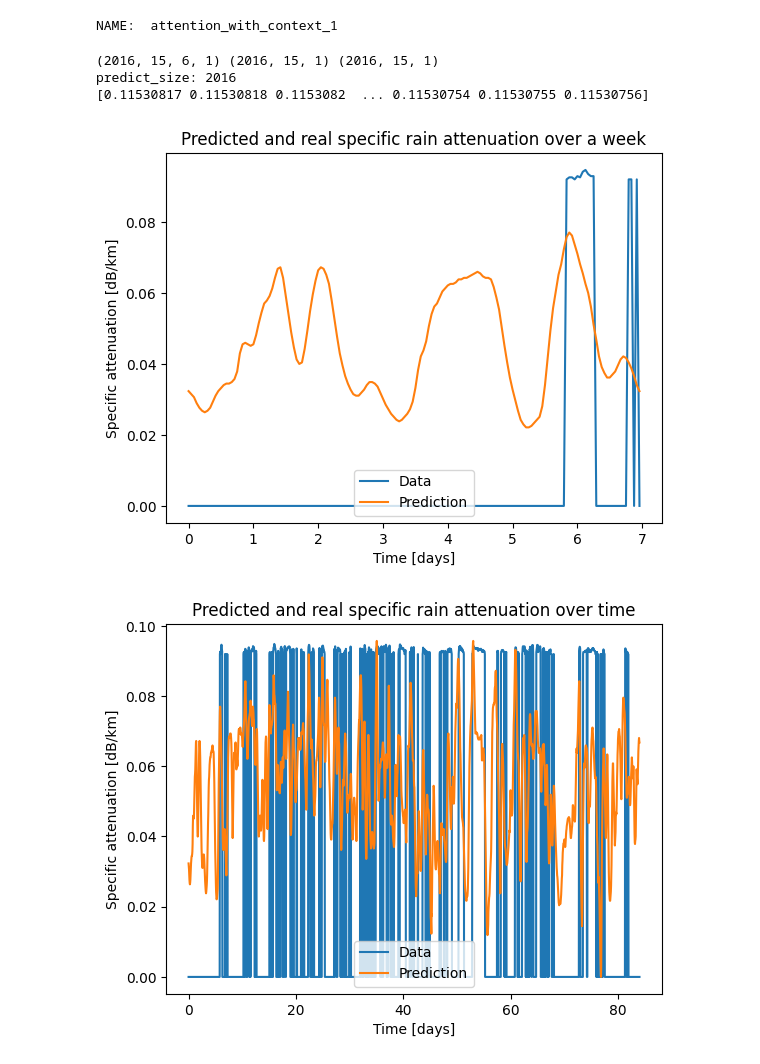
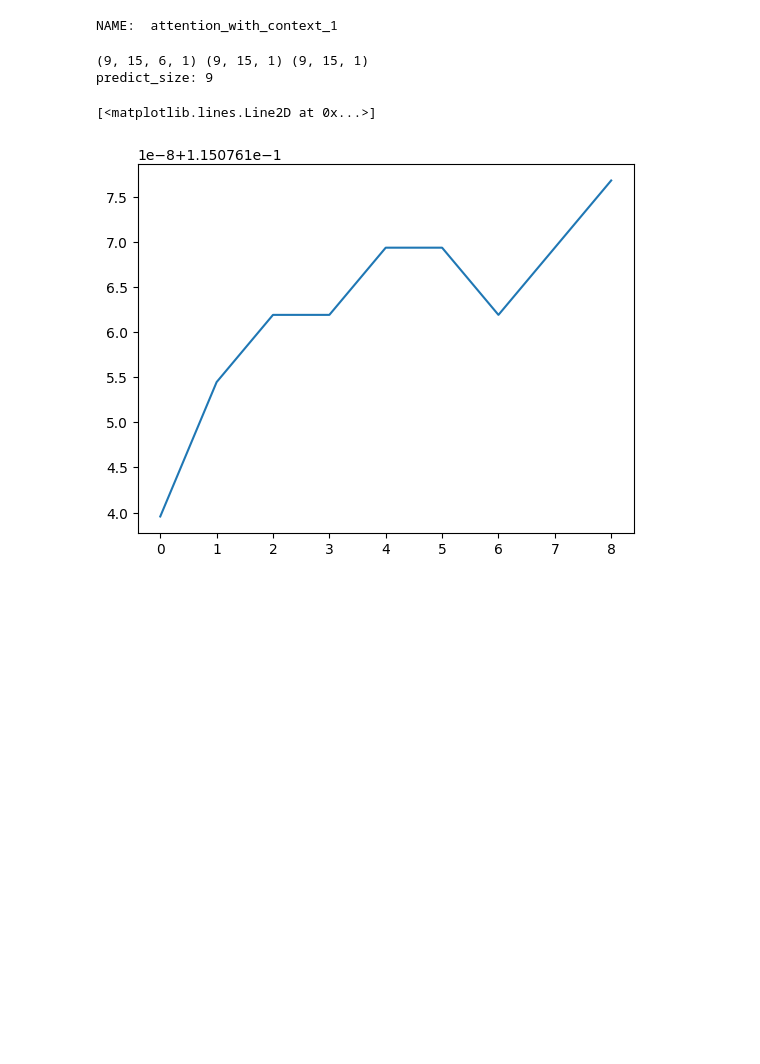
Before and after one commit to eindH/AT-Conv-LSTM, a Jupyter notebook: prediction.ipynb, the cells around one changed output. Drawn from its saved outputs; the diff is of its cells as text; code cells hidden in the pictures; blank space fills up the shorter version.

```diff
--- a/prediction.ipynb
+++ b/prediction.ipynb
@@ -57,52 +64,52 @@ test_w = np.reshape(test_w,(test_w.shape[0], test_w.shape[1], 1))
 # %%
 #load model
 with CustomObjectScope({'AttentionLayer': AttentionLayer,'AttentionWithContext':AttentionWithContext}):
-	json_file = open('model/conv_lstm.json', 'r')
+	json_file = open('model/days_and_9_hrs/conv_lstm.json', 'r')
 	#json_file = open('model/conv_lstm-MSE0.00149.json', 'r')
 	loaded_model_json = json_file.read()
 	json_file.close()
 	cnn_lstm_model = model_from_json(loaded_model_json)
-	cnn_lstm_model.load_weights("model/model_0015-0.0001.h5", 'r')
+	cnn_lstm_model.load_weights("model/days_and_9_hrs/model_0020-0.0001.h5", 'r')
 	#cnn_lstm_model.load_weights("model/conv_lstm-MSE0.00149.h5", 'r')
 # %% [output]
 NAME:  attention_with_context_1
 # %%
 # start =time.clock()
 print(test_data.shape,test_w.shape,test_d.shape)
 predicted = predict_point_by_point(cnn_lstm_model, [test_data,test_w,test_d])
 pred_med = (np.max(predicted) - np.min(predicted))
 pred_min = np.min(predicted)
 
-coefficient = np.max(data1)/np.max(predicted - np.min(predicted)) #Remove the -ve at the start if data is flipped
+coefficient = -np.max(data1)/np.max(predicted - np.min(predicted)) #Remove the -ve at the start if data is flipped
 scaled_prediction = - coefficient * (predicted  - np.min(predicted))
 scaled_prediction = scaled_prediction - np.min(scaled_prediction)
 
 x_axis = np.arange(0,len(scaled_prediction))/24
 
 time_length = 7
 start_index = -2032
-plt.plot(x_axis[0:time_length*24],data1[start_index:start_index+time_length*24])
-plt.plot(x_axis[0:time_length*24],scaled_prediction[0:time_length*24])
-print(predicted)
-plt.legend(["Data", "Prediction"], loc='lower center')
-plt.xlabel("Time [days]")
-plt.ylabel("Specific attenuation [dB/km]")
-plt.title("Predicted and real specific rain attenuation over a week")
-plt.show()
+plt.plot(predicted)
+# plt.plot(x_axis[0:time_length*24],data1[start_index:start_index+time_length*24])
+# plt.plot(x_axis[0:time_length*24],scaled_prediction[0:time_length*24])
+# print(predicted)
+# plt.legend(["Data", "Prediction"], loc='lower center')
+# plt.xlabel("Time [days]")
+# plt.ylabel("Specific attenuation [dB/km]")
+# plt.title("Predicted and real specific rain attenuation over a week")
+# plt.show()
 
-plt.plot(x_axis,data1[-2032:-16])
-plt.plot(x_axis,scaled_prediction)
-plt.legend(["Data", "Prediction"], loc='lower center')
-plt.xlabel("Time [days]")
-plt.ylabel("Specific attenuation [dB/km]")
-plt.title("Predicted and real specific rain attenuation over time")
-plt.show()
+# plt.plot(x_axis,data1[-2032:-16])
+# plt.plot(x_axis,scaled_prediction)
+# plt.legend(["Data", "Prediction"], loc='lower center')
+# plt.xlabel("Time [days]")
+# plt.ylabel("Specific attenuation [dB/km]")
+# plt.title("Predicted and real specific rain attenuation over time")
+# plt.show()
 # %% [output]
-(2016, 15, 6, 1) (2016, 15, 1) (2016, 15, 1)
-predict_size: 2016
-[0.11530817 0.11530818 0.1153082  ... 0.11530754 0.11530755 0.11530756]
+(9, 15, 6, 1) (9, 15, 1) (9, 15, 1)
+predict_size: 9
+[<matplotlib.lines.Line2D at 0x...>]
-[figure, old version]
+[figure, new version]
-[figure, removed]
 # %%
 #print(test_data.shape,test_w.shape,test_d.shape)
 #predicted = predict_point_by_point(cnn_lstm_model, [test_data,test_w,test_d])
```
Also changed, not shown: parts of 4 cells of this notebook, 22 other files.
